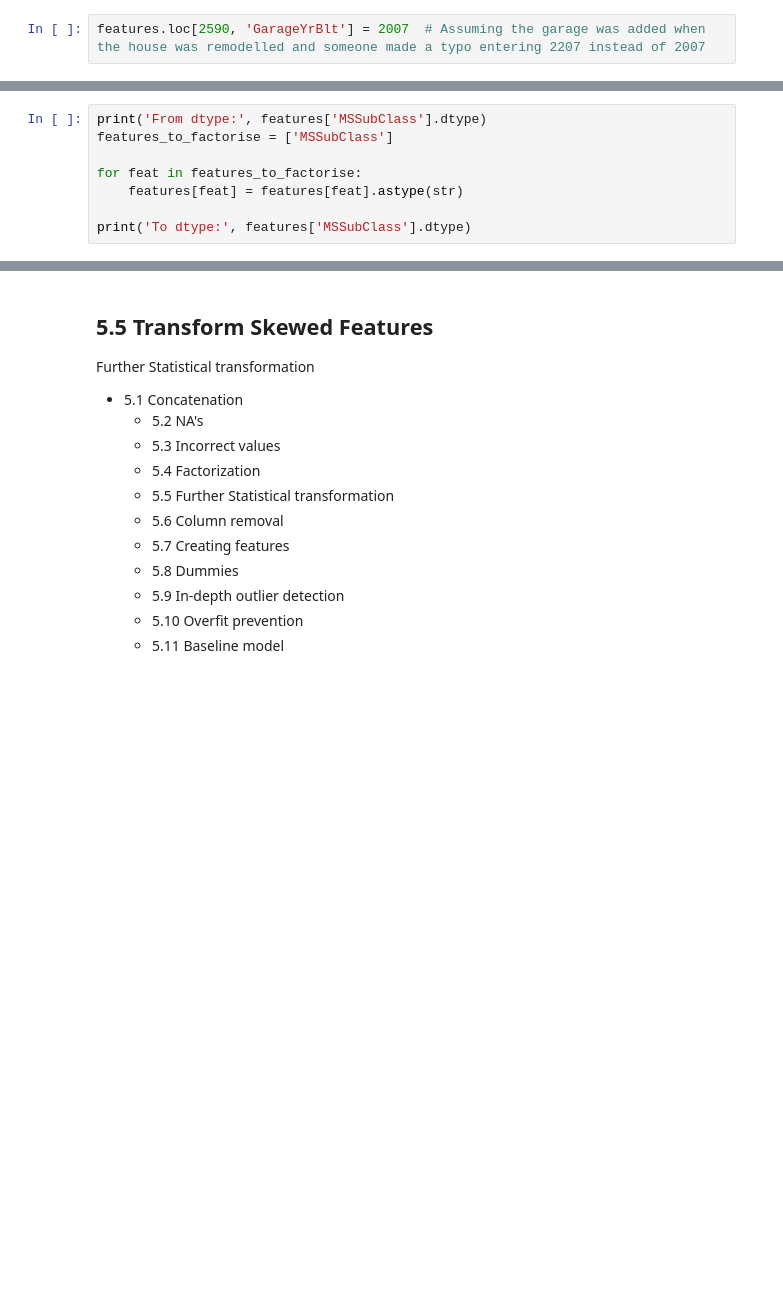
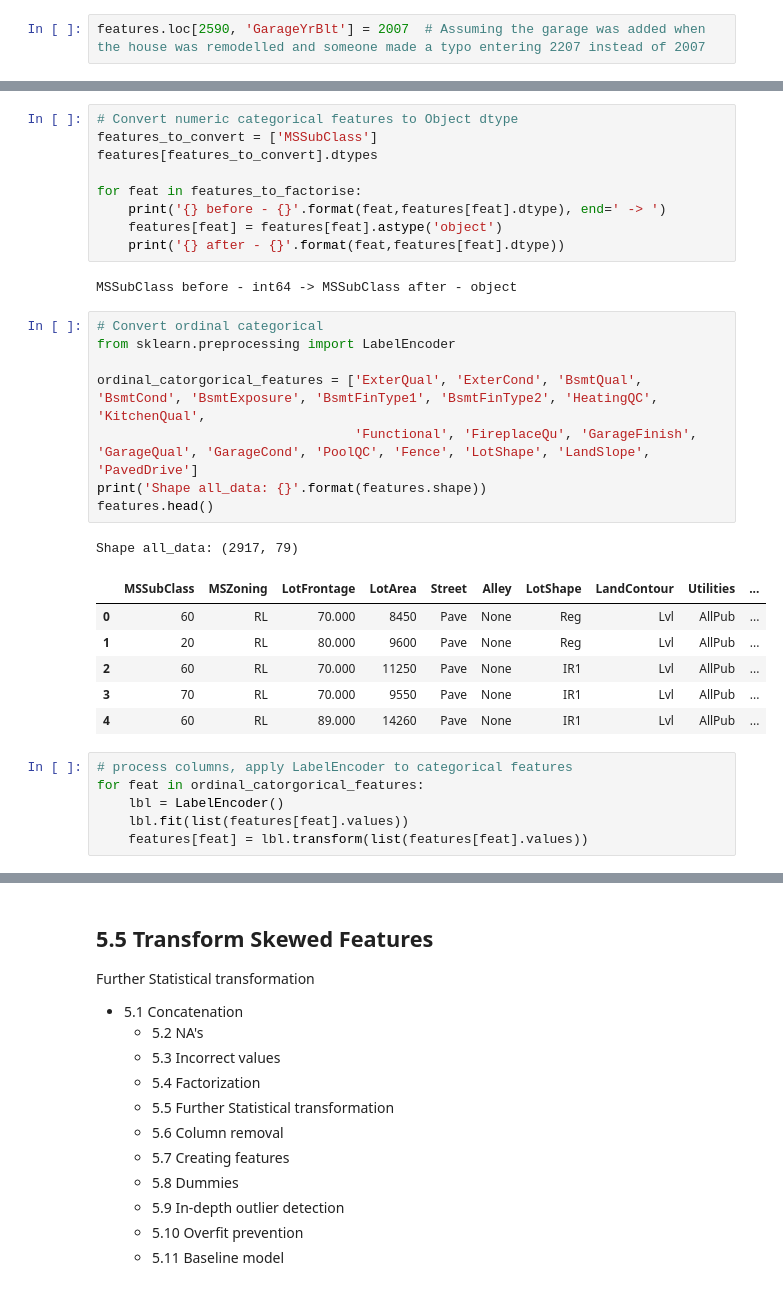
Before and after one commit to Sicro01/Predict-House-Prices, a Jupyter notebook: Ames, Iowa - House Price Prediction (ref. Kaggle Challenge).ipynb, the cells around one changed output, grey strips where cells are left out. Cells and saved outputs as stored; diff of their text form; blank space fills up the shorter version.

```diff
--- a/Ames, Iowa - House Price Prediction (ref. Kaggle Challenge).ipynb
+++ b/Ames, Iowa - House Price Prediction (ref. Kaggle Challenge).ipynb
@@ -1240,8 +1236,0 @@ Features with a numeric data type but which should  in fact categorical, object
-# %%
-print('From dtype:', features['MSSubClass'].dtype)
-features_to_factorise = ['MSSubClass']
-
-for feat in features_to_factorise:
-    features[feat] = features[feat].astype(str)
-
-print('To dtype:', features['MSSubClass'].dtype)
@@ -1250,0 +1256,33 @@ To dtype: object
+# %%
+# Convert numeric categorical features to Object dtype
+features_to_convert = ['MSSubClass']
+features[features_to_convert].dtypes
+
+for feat in features_to_factorise:
+    print('{} before - {}'.format(feat,features[feat].dtype), end=' -> ')
+    features[feat] = features[feat].astype('object')
+    print('{} after - {}'.format(feat,features[feat].dtype))
+# %% [output]
+MSSubClass before - int64 -> MSSubClass after - object
+# %%
+# Convert ordinal categorical
+from sklearn.preprocessing import LabelEncoder
+
+ordinal_catorgorical_features = ['ExterQual', 'ExterCond', 'BsmtQual', 'BsmtCond', 'BsmtExposure', 'BsmtFinType1', 'BsmtFinType2', 'HeatingQC', 'KitchenQual',
+                                 'Functional', 'FireplaceQu', 'GarageFinish', 'GarageQual', 'GarageCond', 'PoolQC', 'Fence', 'LotShape', 'LandSlope', 'PavedDrive']
+print('Shape all_data: {}'.format(features.shape))
+features.head()
+# %% [output]
+Shape all_data: (2917, 79)
+|  | MSSubClass | MSZoning | LotFrontage | LotArea | Street | Alley | LotShape | LandContour | Utilities | ... |
+| 0 | 60 | RL | 70.000 | 8450 | Pave | None | Reg | Lvl | AllPub | ... |
+| 1 | 20 | RL | 80.000 | 9600 | Pave | None | Reg | Lvl | AllPub | ... |
+| 2 | 60 | RL | 70.000 | 11250 | Pave | None | IR1 | Lvl | AllPub | ... |
+| 3 | 70 | RL | 70.000 | 9550 | Pave | None | IR1 | Lvl | AllPub | ... |
+| 4 | 60 | RL | 89.000 | 14260 | Pave | None | IR1 | Lvl | AllPub | ... |
+# %%
+# process columns, apply LabelEncoder to categorical features
+for feat in ordinal_catorgorical_features:
+    lbl = LabelEncoder()
+    lbl.fit(list(features[feat].values))
+    features[feat] = lbl.transform(list(features[feat].values))
```
Also changed, not shown: parts of 19 cells of this notebook.
